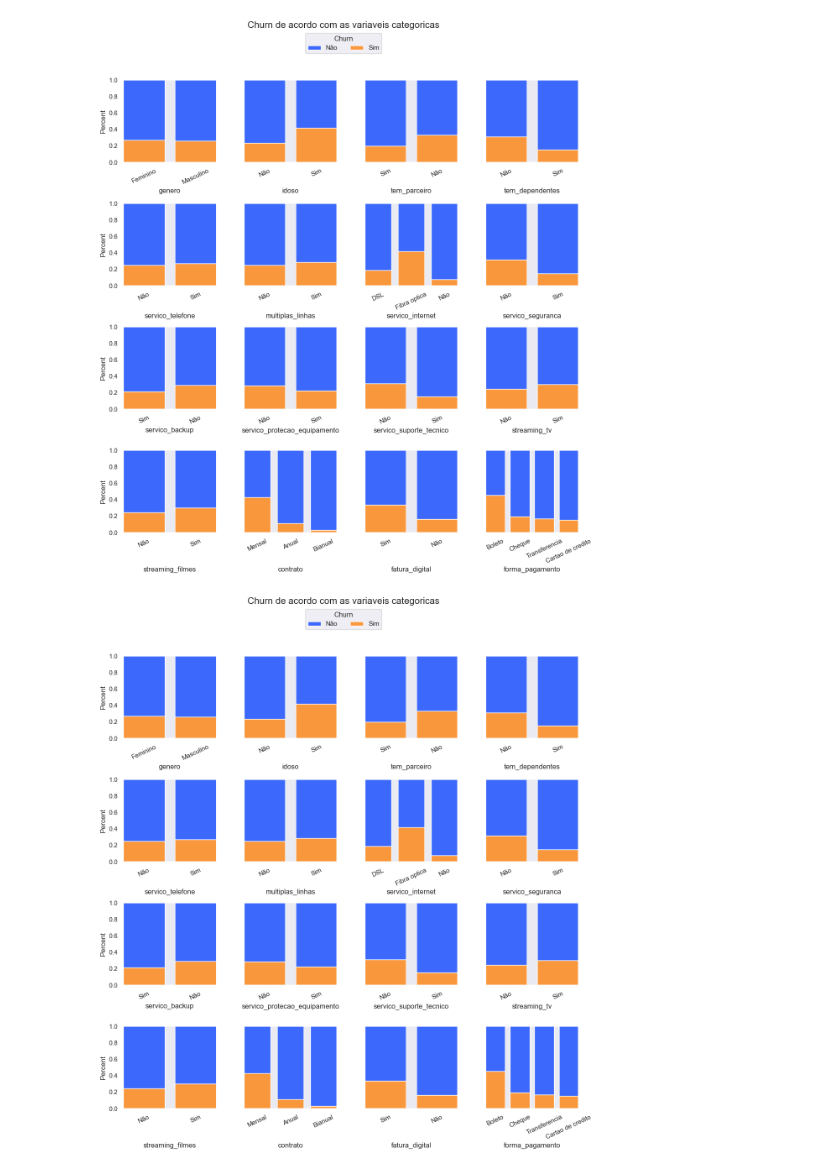
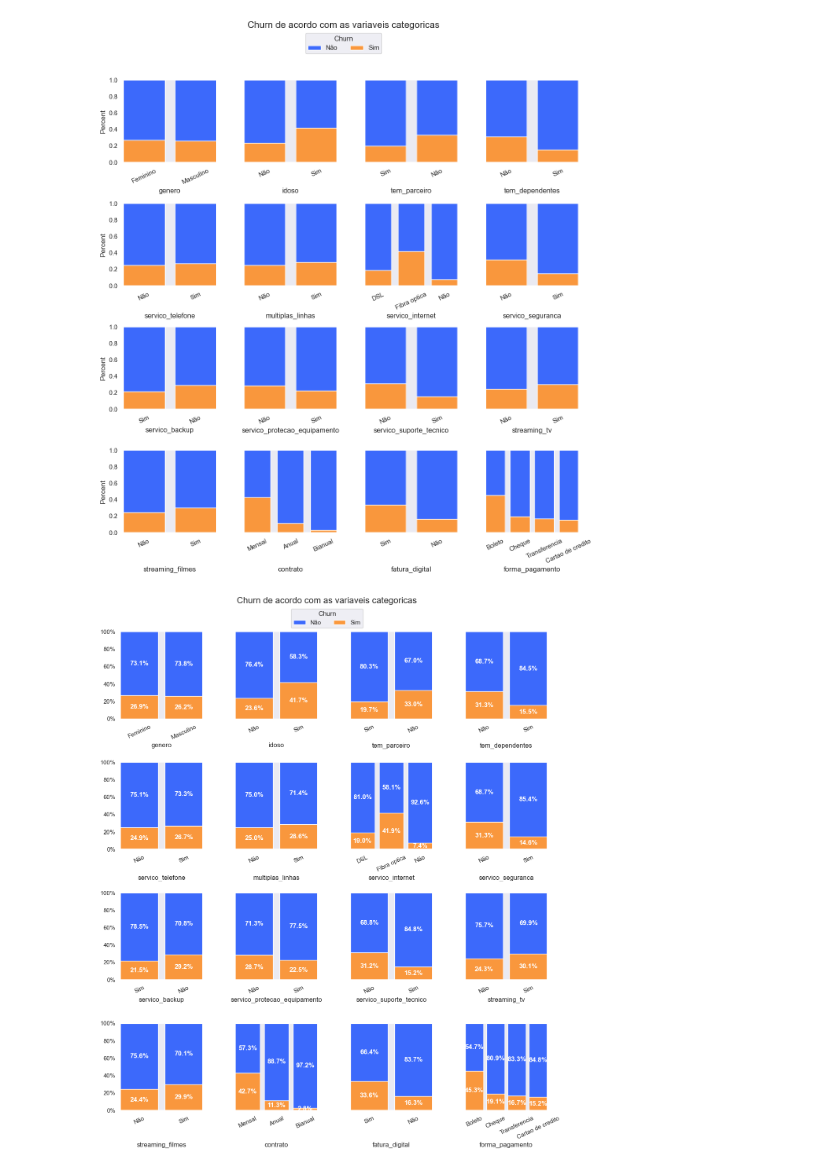
Before and after one commit to thiago207/python-for-data-analysis, a Jupyter notebook: matplotlib-seaborn/seaborn/categoricas_.ipynb, the cells around one changed output. Saved outputs shown, nothing was run; the diff lists cells and outputs as text; code cells hidden in the pictures.

```diff
--- a/matplotlib-seaborn/seaborn/categoricas_.ipynb
+++ b/matplotlib-seaborn/seaborn/categoricas_.ipynb
@@ -88,23 +88,34 @@ plt.show()
 # %% [output]
 [figure]
 # %%
-espacamento = {'wspace' : 0.3, 'hspace' : 0.5}
-fig, axs = plt.subplots(figsize=(14, 14), ncols=4, nrows=4,  gridspec_kw=espacamento, sharey=True, tight_layout=True)
+from matplotlib.ticker import PercentFormatter
+
+
+fig, axs = plt.subplots(figsize=(14, 15),  ncols=4, nrows=4, sharey=True)
 
 
 for i, coluna in enumerate(colunas_categoricas):
-    h = sns.histplot(x=coluna, data=df_churn, ax=axs.flat[i], hue='churn', multiple='fill', stat='percent', shrink=0.8)
+    h = sns.histplot(x=coluna, data=df_churn, ax=axs.flat[i], hue='churn', multiple='fill', stat='percent', shrink=0.85)
     h.tick_params(axis='x', labelrotation=25)
+
+    h.yaxis.set_major_formatter(PercentFormatter(1))
+    h.set_ylabel('')
+
+    for barra in h.containers:
+        h.bar_label(barra, label_type='center', labels=[f'{parte.get_height():.1%}'for parte in barra], color='white', weight='bold')
+
     legenda = h.get_legend()
     legenda.remove()
 
 rotulos = [text.get_text() for text in legenda.get_texts()]
-
 fig.legend(handles=legenda.legend_handles, labels= rotulos, loc='upper center', ncols=2, title='Churn', bbox_to_anchor = (0.5, 0.965) )
-fig.suptitle('Churn de acordo com as variaveis categoricas\n\n\n', fontsize=16)
+fig.suptitle('Churn de acordo com as variaveis categoricas', fontsize=16)
 
 
 fig.align_labels()
+
+plt.subplots_adjust(wspace=0.4 , hspace=0.5, top=0.921)
+
 plt.show()
 # %% [output]
-[figure, old version]
+[figure, new version]
```
